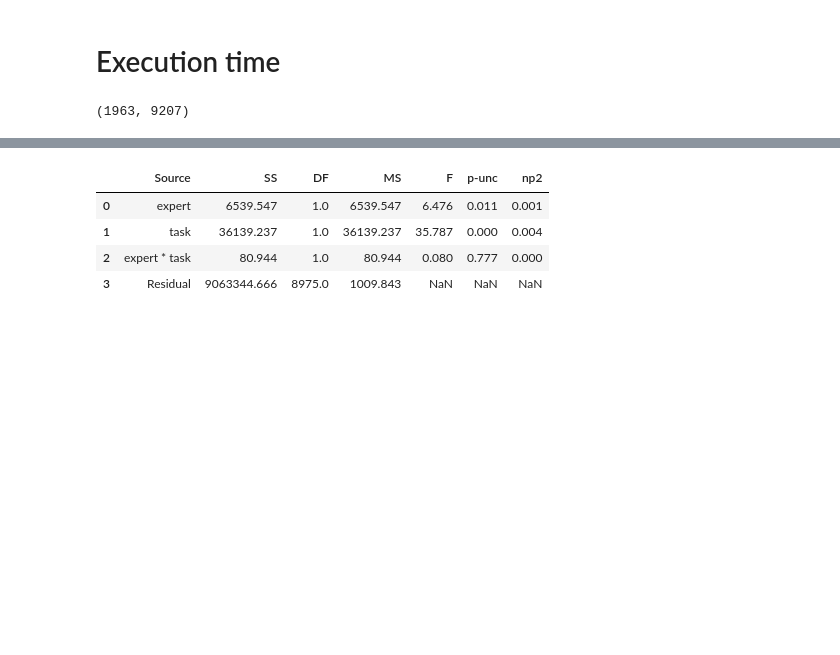
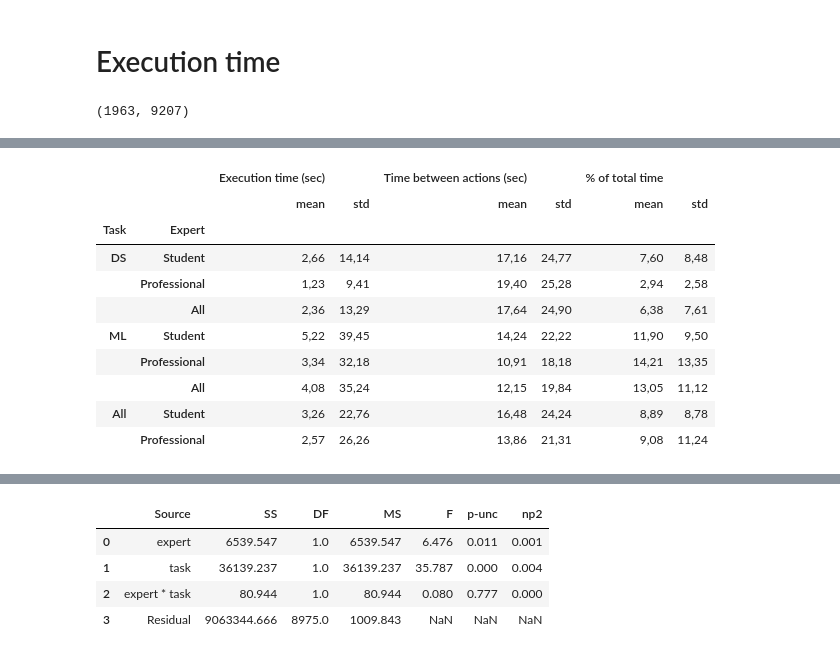
Before and after one commit to konstantgr/jupyter-logs-analysis, a Jupyter notebook: analysis/02-0-time-analysis.ipynb, the cells around one changed output, grey strips where cells are left out. Saved outputs shown, nothing was run; the diff lists cells and outputs as text; code cells hidden in the pictures; blank space fills up the shorter version.

```diff
--- a/analysis/02-0-time-analysis.ipynb
+++ b/analysis/02-0-time-analysis.ipynb
@@ -169,0 +132,14 @@ task & expert &  &  &  &  &  &  \\
+# %%
+test
+# %% [output]
+|  |  | Execution time (sec) |  | Time between actions (sec) |  | % of total time |  |
+|  |  | mean | std | mean | std | mean | std |
+| Task | Expert |  |  |  |  |  |  |
+| DS | Student | 2,66 | 14,14 | 17,16 | 24,77 | 7,60 | 8,48 |
+|  | Professional | 1,23 | 9,41 | 19,40 | 25,28 | 2,94 | 2,58 |
+|  | All | 2,36 | 13,29 | 17,64 | 24,90 | 6,38 | 7,61 |
+| ML | Student | 5,22 | 39,45 | 14,24 | 22,22 | 11,90 | 9,50 |
+|  | Professional | 3,34 | 32,18 | 10,91 | 18,18 | 14,21 | 13,35 |
+|  | All | 4,08 | 35,24 | 12,15 | 19,84 | 13,05 | 11,12 |
+| All | Student | 3,26 | 22,76 | 16,48 | 24,24 | 8,89 | 8,78 |
+|  | Professional | 2,57 | 26,26 | 13,86 | 21,31 | 9,08 | 11,24 |
```
Also changed, not shown: parts of 15 cells of this notebook.
